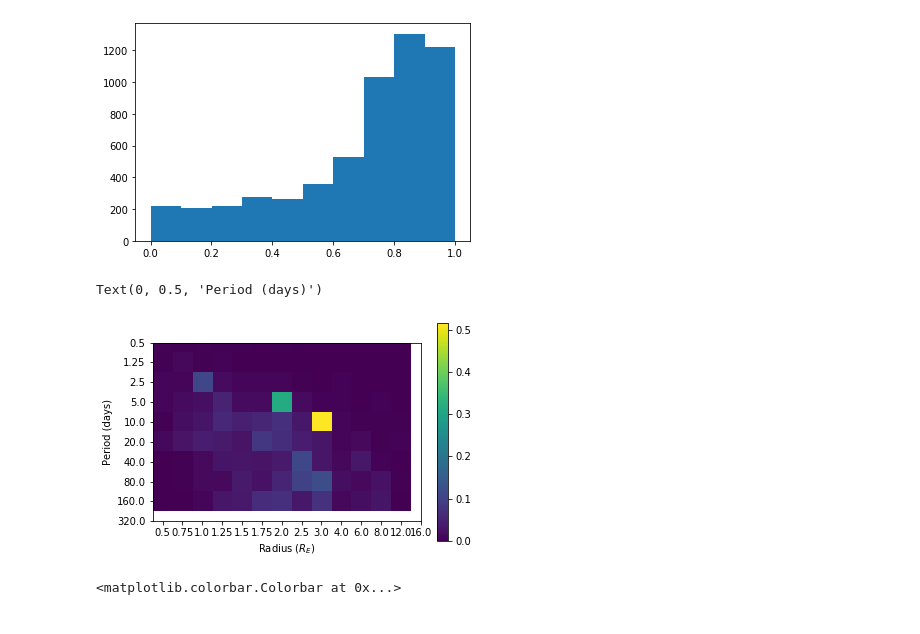
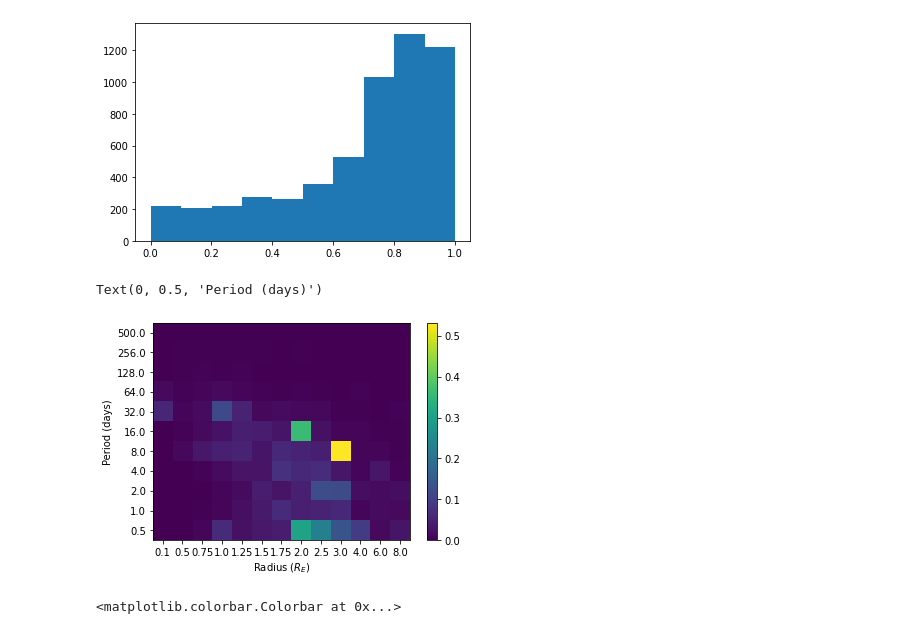
Before and after one commit to aditya-sengupta/exosyssim-prototyping, a Jupyter notebook: notebooks/idem.ipynb, the cells around one changed output. Cells and saved outputs as stored; diff of their text form; code cells hidden in the pictures.

Commit message:
weirdness with IDEM matching and readin of exosyssim IDEM

```diff
--- a/notebooks/idem.ipynb
+++ b/notebooks/idem.ipynb
@@ -87,3 +85,8 @@ pgeoms = rstars / get_a(periods, mstars)
+# %%
+def get_a(period, mstar, Go4pi=2945.4625385377644/(4*np.pi*np.pi)):
+		return (Go4pi*period*period*mstar) ** (1./3)
+
+pgeoms = rstars / get_a(periods, mstars)
 # %%
 int(sum(plt.hist(pgeoms[(np.isfinite(pgeoms)) & (pgeoms <= 1.0)])[0]))
 # %% [output]
@@ -150,10 +153,15 @@ def pdet_star_vectors(mstars, rstars, cdpp, dataspan, dutycycle, mesthres_cols_s
 planetary_params = np.vstack((planetary.koi_period.values,
                               planetary.koi_prad.values, planetary.koi_eccen.values)).T
 # %%
-if not path.exists('../data/idem_pdets.npy'):
-    pdet_ij = np.empty((len(planetary), len(stellar)))
-    for i, params in enumerate(tqdm(planetary_params, total=len(planetary))):
-        pdet_ij[i] = pcomp_vectors(stellar, *params)
-    np.save('../data/idem_pdets.npy', pdet_ij)
+if not path.exists('../data/idem_pdets_i.npy'):
+    if not path.exists('../data/idem_pdets.npy'):
+        pdet_ij = np.empty((len(planetary), len(stellar)))
+        for i, params in enumerate(tqdm(planetary_params, total=len(planetary))):
+            pdet_ij[i] = pcomp_vectors(stellar, *params)
+        np.save('../data/idem_pdets.npy', pdet_ij)
+    else:
+        pdet_ij = np.load('../data/idem_pdets.npy')
+    pdet_i = np.nanmean(pdet_ij, axis=1)
+    np.save('../data/idem_pdets_i.npy', pdet_i)
 else:
-    pdet_ij = np.load('../data/idem_pdets.npy')
+    pdet_i = np.load('../data/idem_pdet_i.npy')
@@ -174,21 +178,21 @@ plt.hist(pdet_i)
 # %%
 weights = np.nan_to_num(1 / (pdet_i * pgeoms))
 # %%
-period_bins = np.array([0.5, 1.25, 2.5, 5, 10, 20, 40, 80, 160, 320])
-rp_bins = np.array([0.5, 0.75, 1, 1.25, 1.5, 1.75, 2, 2.5, 3, 4, 6, 8, 12, 16])
+period_bins = np.array([0.1, 0.5, 1., 2., 4., 8., 16., 32., 64., 128., 256., 500.])
+rp_bins = np.array([0.1, 0.5, 0.75, 1., 1.25, 1.5, 1.75, 2., 2.5, 3., 4., 6., 8., 12.])
 counts = np.histogram2d(periods, prads, bins=[period_bins, rp_bins])[0]
 N = np.histogram2d(periods, prads, bins=[period_bins, rp_bins], weights=weights)
 f = N[0] / len(stellar)
 # %%
 plt.imshow(f)
 plt.colorbar()
-_ = plt.xticks(list(range(len(rp_bins))), rp_bins)
+_ = plt.xticks(list(range(len(rp_bins)-1)), rp_bins[:-1])
 plt.xlabel(r"Radius ($R_E$)")
-_ = plt.yticks(list(range(len(period_bins))), period_bins)
+_ = plt.yticks(list(range(len(period_bins)-1)), period_bins[::-1])
 plt.ylabel("Period (days)")
 # %% [output]
 Text(0, 0.5, 'Period (days)')
-[figure, old version]
+[figure, new version]
 # %%
 sigmas = np.divide(f, np.sqrt(counts), out=np.zeros_like(f), where=counts!=0)
 # %%
```
Also changed, not shown: parts of 3 cells of this notebook, 8 other files.
